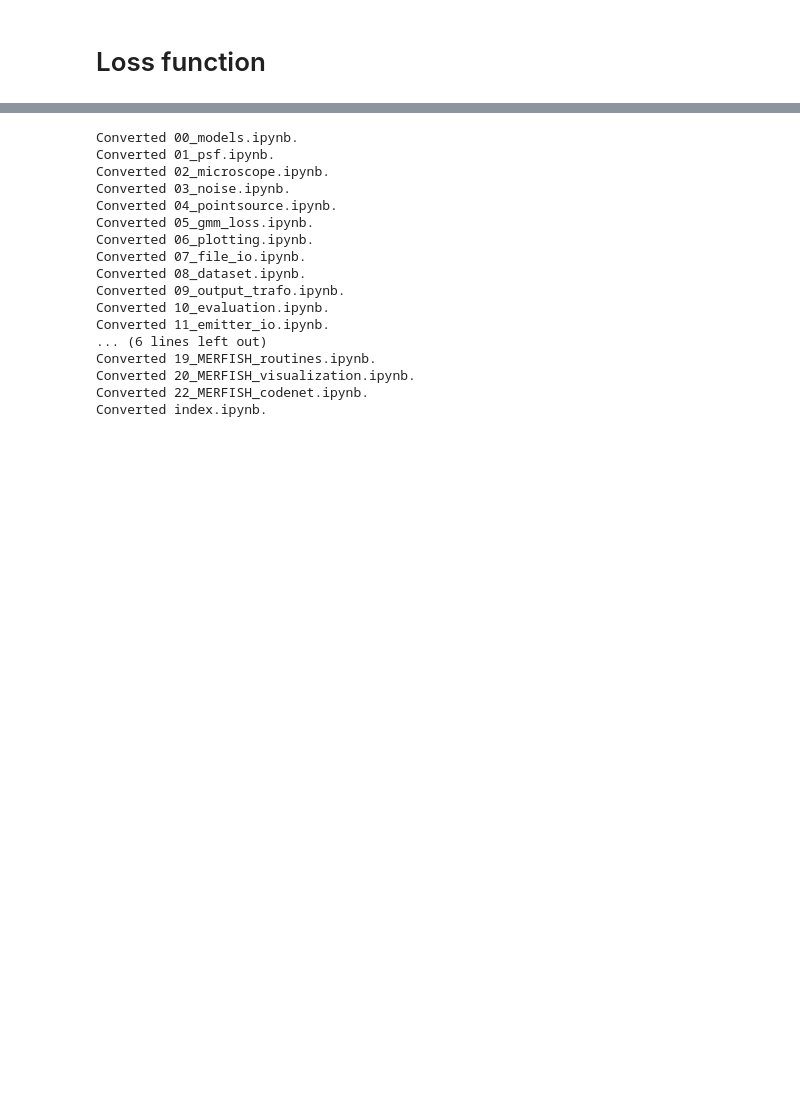
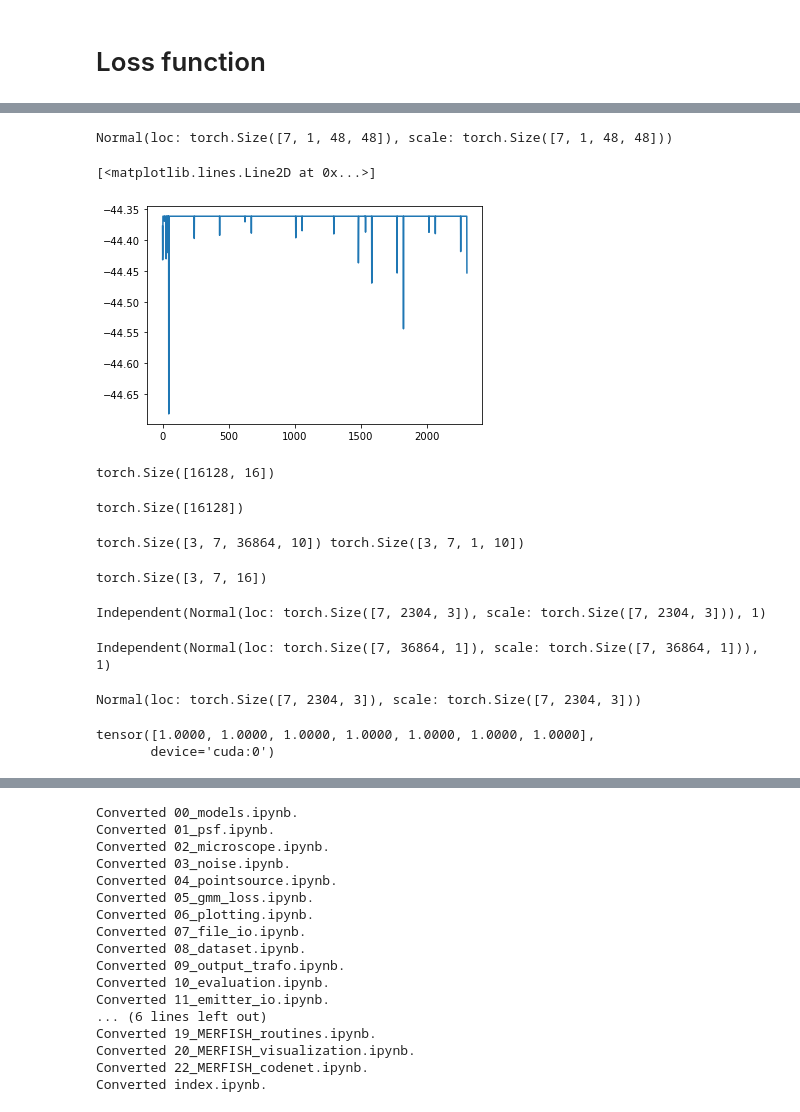
Before and after one commit to TuragaLab/decode_fish, a Jupyter notebook: nbs/05_gmm_loss.ipynb, the cells around one changed output, grey strips where cells are left out. Saved outputs shown, nothing was run; the diff lists cells and outputs as text; code cells hidden in the pictures; blank space fills up the shorter version.

```diff
--- a/nbs/05_gmm_loss.ipynb
+++ b/nbs/05_gmm_loss.ipynb
@@ -194,0 +431,4 @@ def cum_count_per_group(arr):
+# %%
+int_dist
+# %% [output]
+Normal(loc: torch.Size([7, 1, 48, 48]), scale: torch.Size([7, 1, 48, 48]))
@@ -194,0 +438,41 @@ def cum_count_per_group(arr):
+# %%
+tra = log_mix_prob2
+# %%
+plt.plot(tra[4,:].sum(-1).cpu())
+# %% [output]
+[<matplotlib.lines.Line2D at 0x...>]
+[figure, added]
+# %%
+int_PP[pix_inds[0],:,pix_inds[2],pix_inds[3],pix_inds[4]].shape
+# %% [output]
+torch.Size([16128, 16])
+# %%
+mixture_probs[pix_inds].shape
+# %% [output]
+torch.Size([16128])
+# %%
+int_prob    , log_mix_prob2 = int_log_prob(int_gmm, xyzi[int_sl].transpose(0, 1)[:,:,:10])
+# int_prob = rearrange(int_prob, 'n b (p ch) -> n b p ch', ch=channels)
+# %% [output]
+torch.Size([3, 7, 36864, 10]) torch.Size([3, 7, 1, 10])
+# %%
+xyzi[int_sl].transpose(0, 1).shape
+# %% [output]
+torch.Size([3, 7, 16])
+# %%
+comp_xyz
+# %% [output]
+Independent(Normal(loc: torch.Size([7, 2304, 3]), scale: torch.Size([7, 2304, 3])), 1)
+# %%
+comp_int
+# %% [output]
+Independent(Normal(loc: torch.Size([7, 36864, 1]), scale: torch.Size([7, 36864, 1])), 1)
+# %%
+spatial_gmm.component_distribution.base_dist
+# %% [output]
+Normal(loc: torch.Size([7, 2304, 3]), scale: torch.Size([7, 2304, 3]))
+# %%
+int_gmm.mixture_distribution.probs.sum(-1)
+# %% [output]
+tensor([1.0000, 1.0000, 1.0000, 1.0000, 1.0000, 1.0000, 1.0000],
+       device='cuda:0')
```
Also changed, not shown: parts of 46 cells of this notebook, 11 other files.
